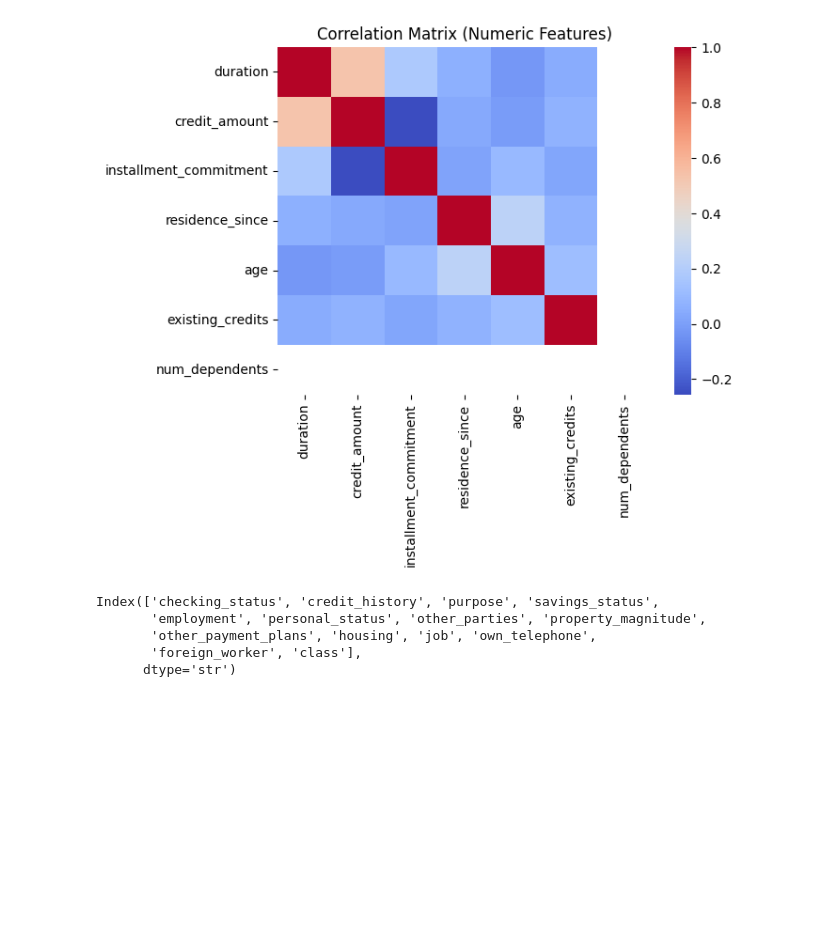
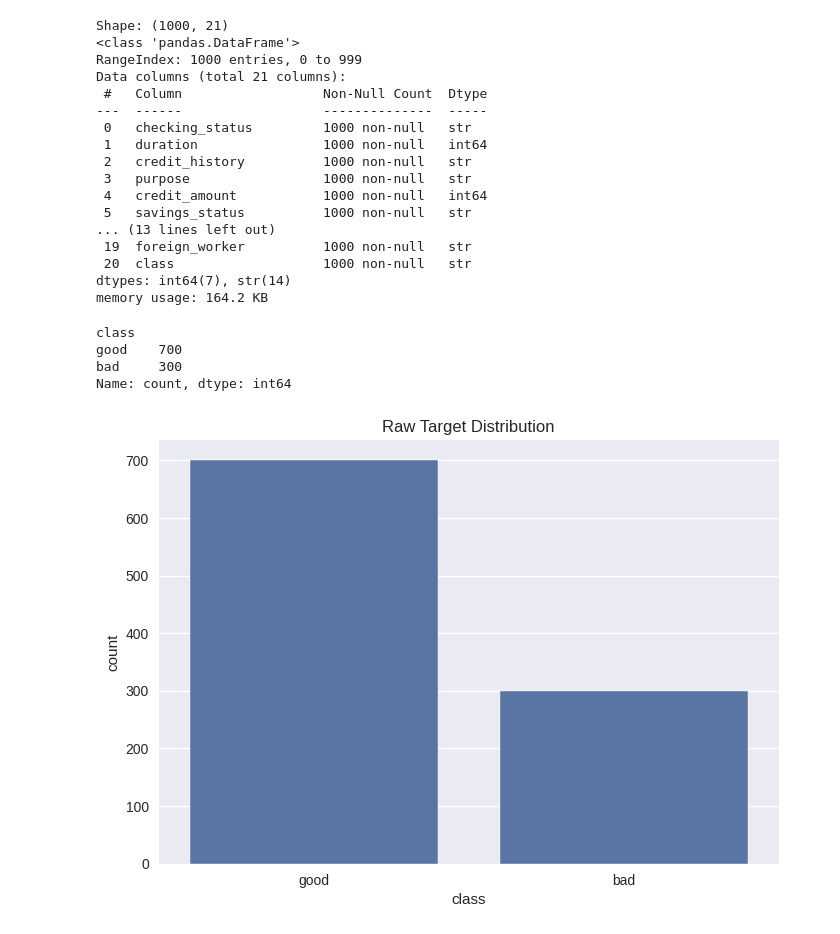
Before and after one commit to omdubey7001-hash/Training, a Jupyter notebook: Week6/src/notebooks/EDA.ipynb, the cells around one changed output. Saved outputs shown, nothing was run; the diff lists cells and outputs as text; code cells hidden in the pictures; blank space fills up the shorter version.

```diff
--- a/Week6/src/notebooks/EDA.ipynb
+++ b/Week6/src/notebooks/EDA.ipynb
@@ -15,19 +19,35 @@ df.head()
 5 rows × 21 columns
 # %%
-import numpy as np
-
-numeric_df = df.select_dtypes(include=np.number)
-
-sns.heatmap(numeric_df.corr(), cmap="coolwarm")
-plt.title("Correlation Matrix (Numeric Features)")
-plt.show()
+print("Shape:", raw_df.shape)
+raw_df.info()
 # %% [output]
-[figure, removed]
+Shape: (1000, 21)
+<class 'pandas.DataFrame'>
+RangeIndex: 1000 entries, 0 to 999
+Data columns (total 21 columns):
+ #   Column                  Non-Null Count  Dtype
+---  ------                  --------------  -----
+ 0   checking_status         1000 non-null   str
+ 1   duration                1000 non-null   int64
+ 2   credit_history          1000 non-null   str
+ 3   purpose                 1000 non-null   str
+ 4   credit_amount           1000 non-null   int64
+ 5   savings_status          1000 non-null   str
+... (13 lines left out)
+ 19  foreign_worker          1000 non-null   str
+ 20  class                   1000 non-null   str
+dtypes: int64(7), str(14)
+memory usage: 164.2 KB
 # %%
-df.select_dtypes(exclude=np.number).columns
+raw_df["class"].value_counts()
 # %% [output]
-Index(['checking_status', 'credit_history', 'purpose', 'savings_status',
-       'employment', 'personal_status', 'other_parties', 'property_magnitude',
-       'other_payment_plans', 'housing', 'job', 'own_telephone',
-       'foreign_worker', 'class'],
-      dtype='str')
+class
+good    700
+bad     300
+Name: count, dtype: int64
+# %%
+sns.countplot(x="class", data=raw_df)
+plt.title("Raw Target Distribution")
+plt.show()
+# %% [output]
+[figure, added]
```
Also changed, not shown: parts of 11 cells of this notebook, 10 other files.
